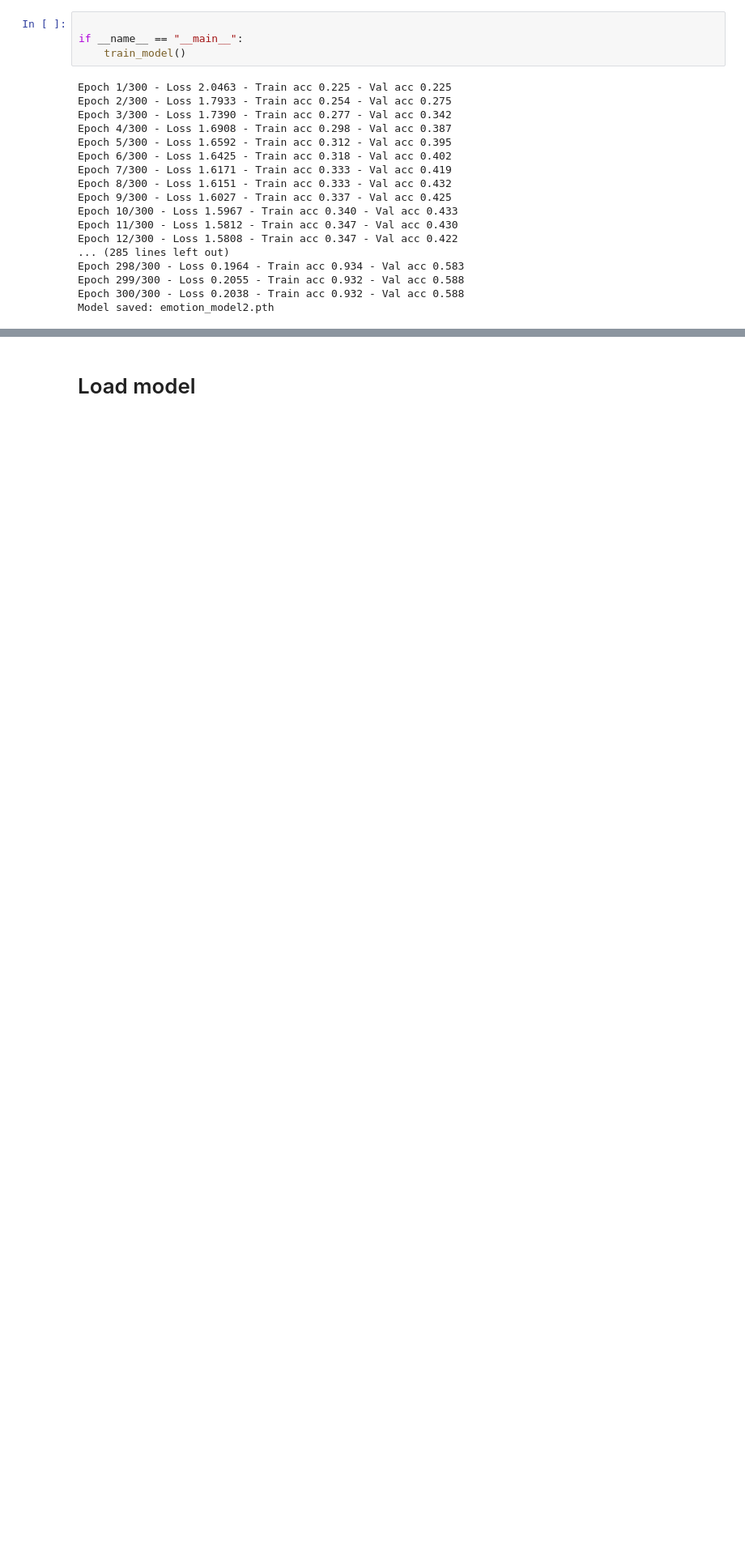
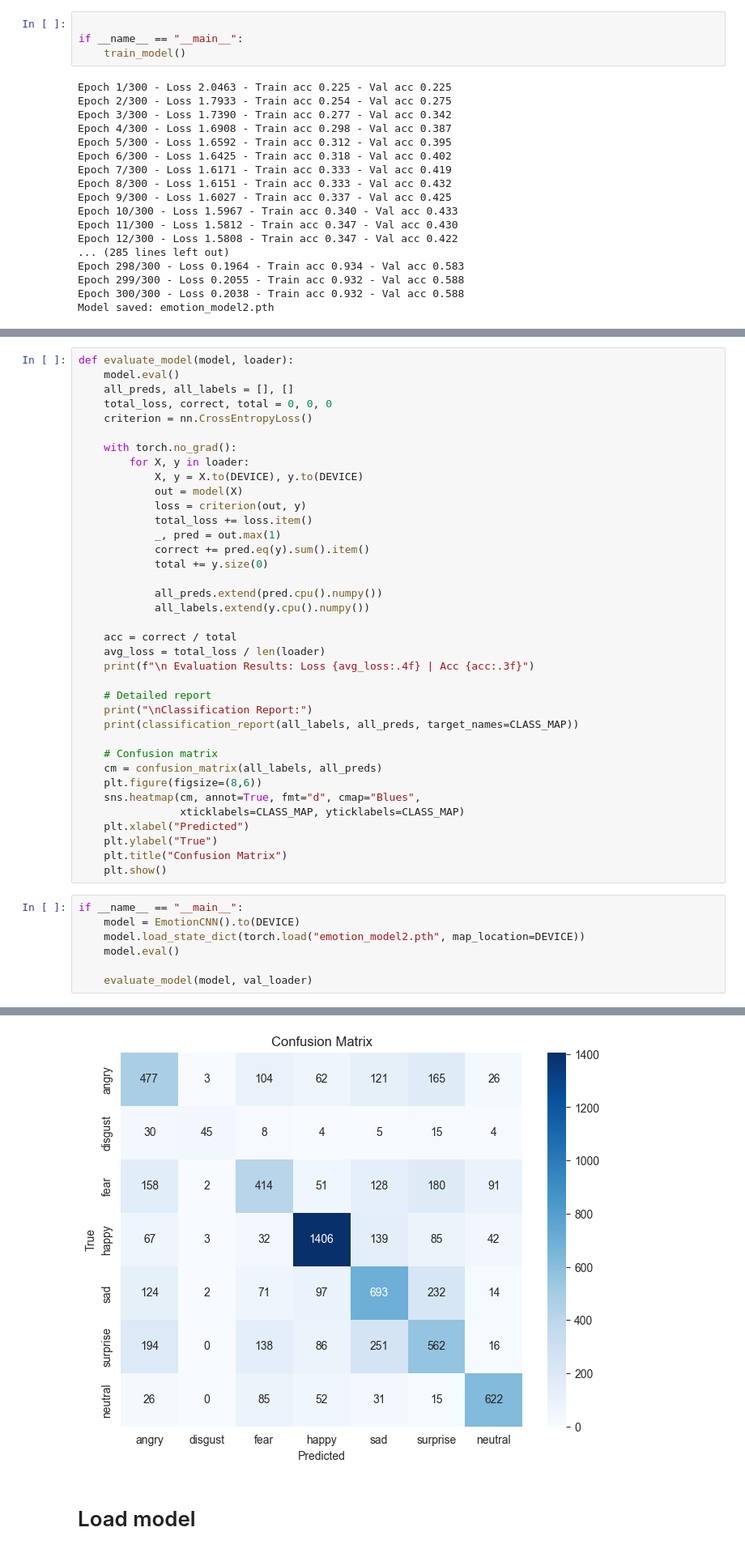
Before and after one commit to EdwardVuong-75/Facial-Expression-detection, a Jupyter notebook: main.ipynb, the cells around one changed output, grey strips where cells are left out. Shown: that part at 81% size. Saved outputs shown, nothing was run; the diff lists cells and outputs as text; blank space fills up the shorter version.

Commit message:
Modified model and Evaluated model

```diff
--- a/main.ipynb
+++ b/main.ipynb
@@ -364,0 +379,45 @@ Model saved: emotion_model2.pth
+# %%
+def evaluate_model(model, loader):
+    model.eval()
+    all_preds, all_labels = [], []
+    total_loss, correct, total = 0, 0, 0
+    criterion = nn.CrossEntropyLoss()
+
+    with torch.no_grad():
+        for X, y in loader:
+            X, y = X.to(DEVICE), y.to(DEVICE)
+            out = model(X)
+            loss = criterion(out, y)
+            total_loss += loss.item()
+            _, pred = out.max(1)
+            correct += pred.eq(y).sum().item()
+            total += y.size(0)
+
+            all_preds.extend(pred.cpu().numpy())
+            all_labels.extend(y.cpu().numpy())
+
+    acc = correct / total
+    avg_loss = total_loss / len(loader)
+    print(f"\n Evaluation Results: Loss {avg_loss:.4f} | Acc {acc:.3f}")
+
+    # Detailed report
+    print("\nClassification Report:")
+    print(classification_report(all_labels, all_preds, target_names=CLASS_MAP))
+
+    # Confusion matrix
+    cm = confusion_matrix(all_labels, all_preds)
+    plt.figure(figsize=(8,6))
+    sns.heatmap(cm, annot=True, fmt="d", cmap="Blues",
+                xticklabels=CLASS_MAP, yticklabels=CLASS_MAP)
+    plt.xlabel("Predicted")
+    plt.ylabel("True")
+    plt.title("Confusion Matrix")
+    plt.show()
+# %%
+if __name__ == "__main__":
+    model = EmotionCNN().to(DEVICE)
+    model.load_state_dict(torch.load("emotion_model2.pth", map_location=DEVICE))
+    model.eval()
+
+    evaluate_model(model, val_loader)
+# %% [output]
@@ -365,3 +440,4 @@ Model saved: emotion_model2.pth
+[figure, added]
 # %% [markdown]
 # Load model
 # %%
```
Also changed, not shown: parts of 24 cells of this notebook, 1 other file.
